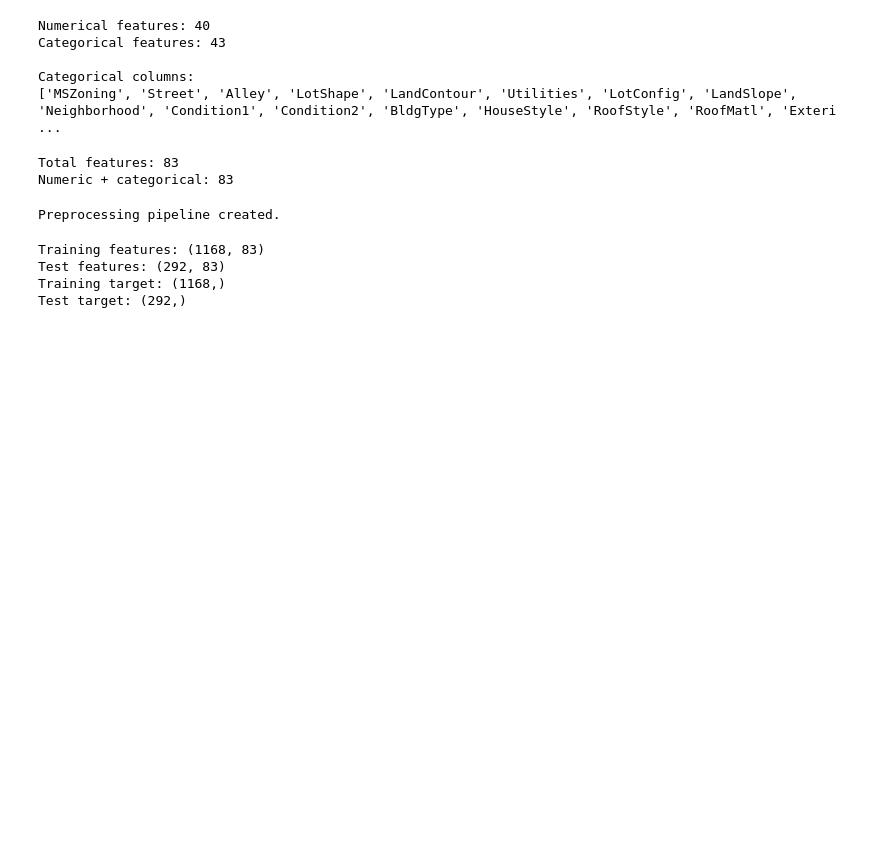
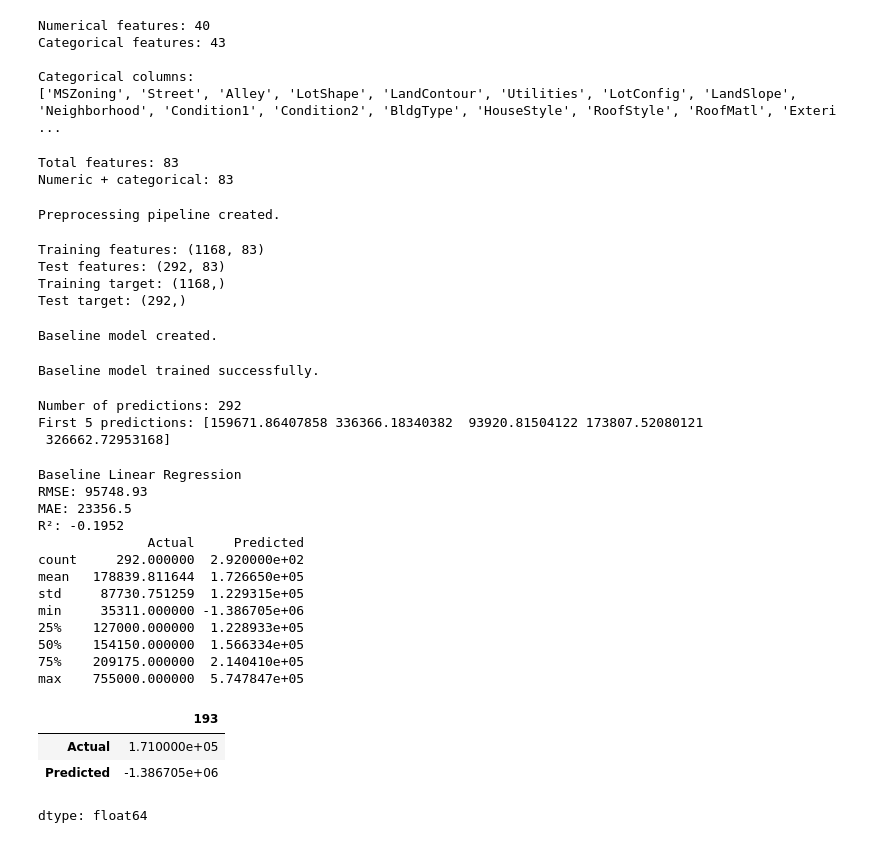
Before and after one commit to saraharshad101-sarah/Ames-House-Price-Regression, a Jupyter notebook: Ames_House_Price_Regression.ipynb, the cells around one changed output. Cells and saved outputs as stored; diff of their text form; code cells hidden in the pictures; blank space fills up the shorter version.

```diff
--- a/Ames_House_Price_Regression.ipynb
+++ b/Ames_House_Price_Regression.ipynb
@@ -371,3 +371,68 @@ Training features: (1168, 83)
 Test features: (292, 83)
 Training target: (1168,)
 Test target: (292,)
+# %%
+from sklearn.pipeline import Pipeline
+from sklearn.linear_model import LinearRegression
+
+baseline_model = Pipeline([
+    ("preprocessor", preprocessor),
+    ("regressor", LinearRegression())
+])
+
+print("Baseline model created.")
+# %% [output]
+Baseline model created.
+# %%
+baseline_model.fit(X_train, y_train)
+
+print("Baseline model trained successfully.")
+# %% [output]
+Baseline model trained successfully.
+# %%
+y_pred_baseline = baseline_model.predict(X_test)
+
+print("Number of predictions:", len(y_pred_baseline))
+print("First 5 predictions:", y_pred_baseline[:5])
+# %% [output]
+Number of predictions: 292
+First 5 predictions: [159671.86407858 336366.18340382  93920.81504122 173807.52080121
+ 326662.72953168]
+# %%
+from sklearn.metrics import mean_squared_error, mean_absolute_error, r2_score
+import numpy as np
+
+baseline_rmse = np.sqrt(mean_squared_error(y_test, y_pred_baseline))
+baseline_mae = mean_absolute_error(y_test, y_pred_baseline)
+baseline_r2 = r2_score(y_test, y_pred_baseline)
+
+print("Baseline Linear Regression")
+print("RMSE:", round(baseline_rmse, 2))
+print("MAE:", round(baseline_mae, 2))
+print("R²:", round(baseline_r2, 4))
+comparison = pd.DataFrame({
+    "Actual": y_test.values,
+    "Predicted": y_pred_baseline
+})
+
+comparison.head(10)
+print(comparison.describe())
+comparison.loc[comparison["Predicted"].idxmin()]
+# %% [output]
+Baseline Linear Regression
+RMSE: 95748.93
+MAE: 23356.5
+R²: -0.1952
+              Actual     Predicted
+count     292.000000  2.920000e+02
+mean   178839.811644  1.726650e+05
+std     87730.751259  1.229315e+05
+min     35311.000000 -1.386705e+06
+25%    127000.000000  1.228933e+05
+50%    154150.000000  1.566334e+05
+75%    209175.000000  2.140410e+05
+max    755000.000000  5.747847e+05
+|  | 193 |
+| Actual | 1.710000e+05 |
+| Predicted | -1.386705e+06 |
+dtype: float64
```
Also changed, not shown: parts of 9 cells of this notebook.
